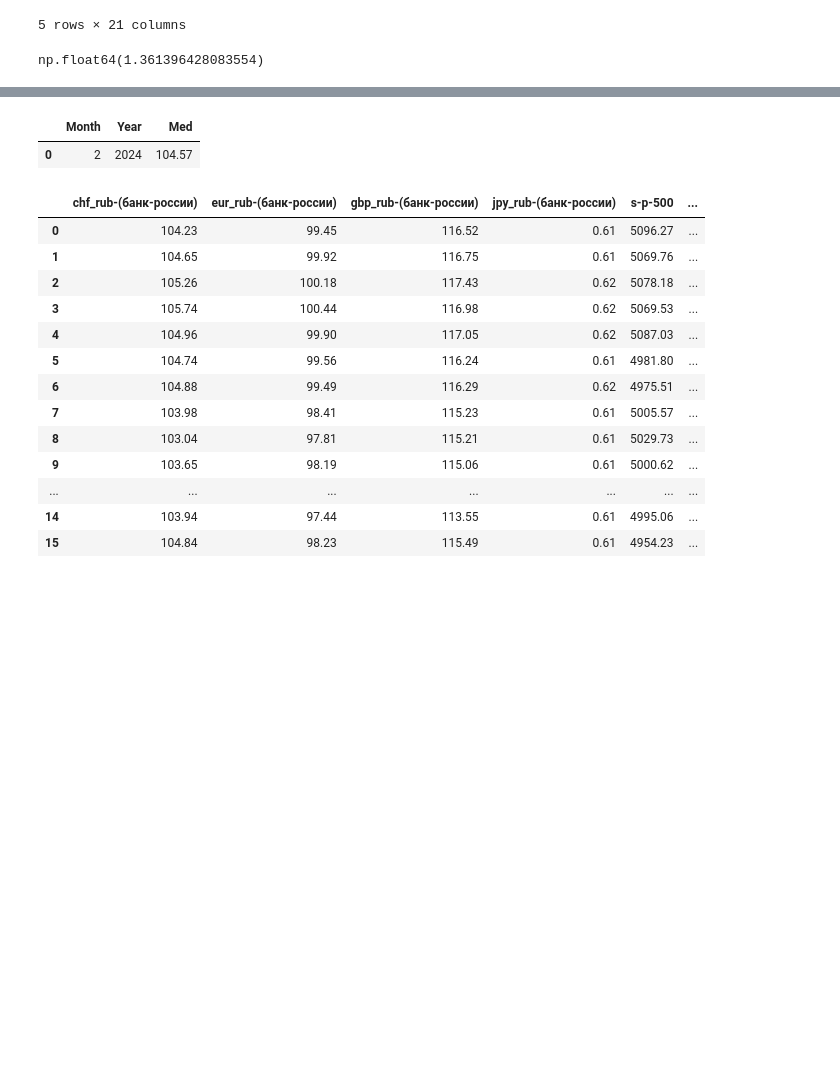
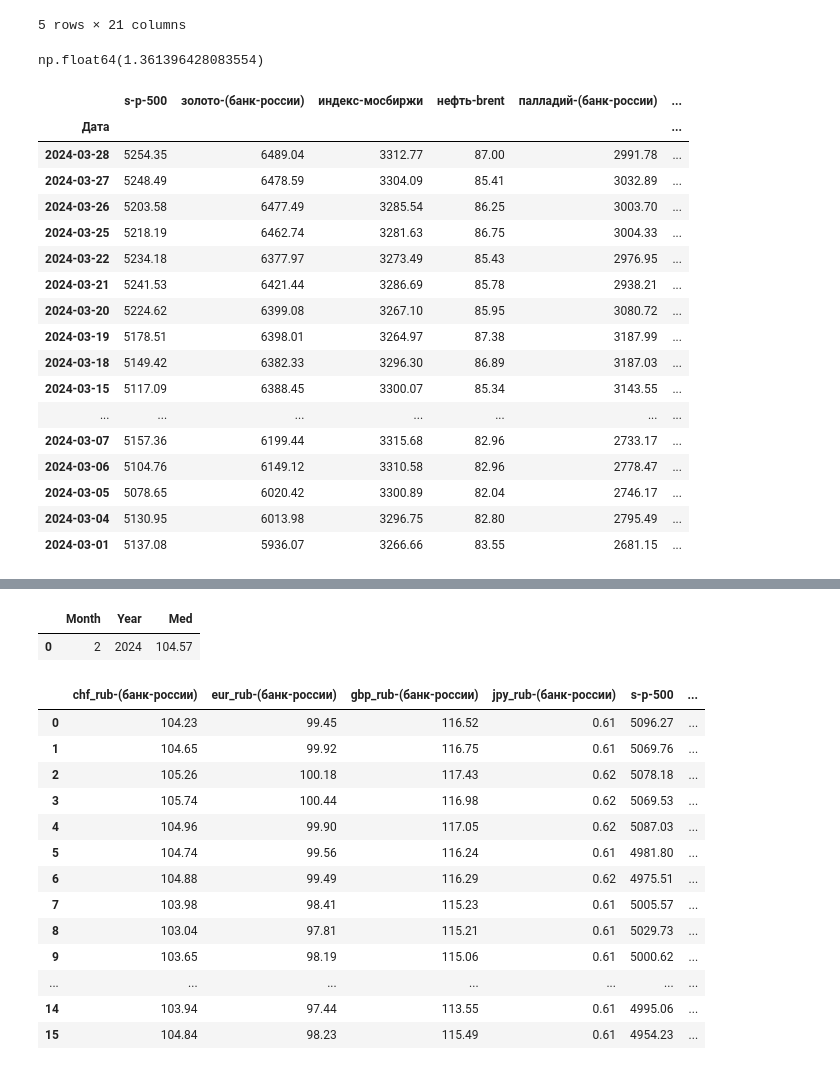
Before and after one commit to uc20100/Diplom-2024, a Jupyter notebook: diplom_2024.ipynb, the cells around one changed output, grey strips where cells are left out. Cells and saved outputs as stored; diff of their text form; code cells hidden in the pictures; blank space fills up the shorter version.

```diff
--- a/diplom_2024.ipynb
+++ b/diplom_2024.ipynb
@@ -726,7 +697,7 @@ mape(y_test, y_pred)
 np.float64(1.361396428083554)
 # %%
 # Кросвалидация на временном ряду
-def cross_validation_on_time_series(df, start_year, number_cross_validations, type_cross_validations):
+def cross_validation_on_time_series(data, start_year, number_cross_validations, type_cross_validations, target_name):
     '''
     Функция кросс валидирует курсы валют на временном ряду.
 
@@ -734,24 +705,68 @@ def cross_validation_on_time_series(df, start_year, number_cross_validations, ty
     :param  start_year: год с которого будем кросс валидироваться,
     :param  number_cross_validations: количество кросс валидаций,
     :param  type_cross_validations: тип кросс валидаций (неделя, месяц, квартал, полугодие, год),
+    :param  target_name: имя таргета (целевой переменной),
     :return: возвращает ошибку предсказания в процентах.
     '''
     # Удаляем все не латинские знаки, делаем первую букву заглавную, остальные обычные
     resample_param = re.sub(r'[^a-zA-z]', '', type_cross_validations).capitalize()
+    resample_code = ''
+    # Создадим список валют
+    currency_list = [column for column in data if '_' in column]
 
     # Выставляем параметр для сводной таблицы
     if resample_param == 'Year':
-        resample_param = 'YE'
+        resample_code = 'YE'
     elif resample_param == 'Quarter':
-        resample_param = 'BQE'
+        resample_code = 'BQE'
     elif resample_param == 'Month':
-        resample_param = 'ME'
+        resample_code = 'ME'
     elif resample_param == 'Week':
-        resample_param = 'W'
+        resample_code = 'W'
     else:
         raise ValueError(f'Ошибка параметра "type_cross_validations={type_cross_validations}". Корректно: Year, Quarter, Month, Week')
 
+    df = data
+    # Сделаем резервную копию даты
+    df['Дата-copy'] = df['Дата']
+    # Установим столбец даты в качестве индекса
+    df = df.set_index('Дата-copy')
+
     # Проверка
-    n_row = df.query(f'(Year >= {start_year})').resample(resample_param).count().shape[0]
+    n_row = df.query(f'(Year >= {start_year})').resample(resample_code).count().shape[0]
     if n_row < number_cross_validations:
         raise ValueError(f'Столько данных с параметрами "start_year={start_year}", не найдём ((')
+
+
+    # Если всё ок разбиваем на train и test
+    for row in range(number_cross_validations):
+        pivot_table_row = pd.DataFrame(df.query(f'(Year >= {start_year})').resample(resample_code).mean().iloc[row]).T[['Year','Month']]
+        result = df.merge(pivot_table_row, on=['Year', resample_param], how='right')
+        result = result.set_index('Дата')
+        # Запишем таргет в отдельную переменную
+        y_test = result[target_name]
+        # Удалим все таргеты из датасета
+        result.drop(columns=currency_list, axis=1, inplace=True)
+        X_test = result
+    return X_test, y_test
+# %%
+cross_validation_on_time_series(train_data, 2024, 3, 'Month', 'chf_rub-(банк-россии)')[0]
+# %% [output]
+|  | s-p-500 | золото-(банк-россии) | индекс-мосбиржи | нефть-brent | палладий-(банк-россии) | ... |
+| Дата |  |  |  |  |  | ... |
+| 2024-03-28 | 5254.35 | 6489.04 | 3312.77 | 87.00 | 2991.78 | ... |
+| 2024-03-27 | 5248.49 | 6478.59 | 3304.09 | 85.41 | 3032.89 | ... |
+| 2024-03-26 | 5203.58 | 6477.49 | 3285.54 | 86.25 | 3003.70 | ... |
+| 2024-03-25 | 5218.19 | 6462.74 | 3281.63 | 86.75 | 3004.33 | ... |
+| 2024-03-22 | 5234.18 | 6377.97 | 3273.49 | 85.43 | 2976.95 | ... |
+| 2024-03-21 | 5241.53 | 6421.44 | 3286.69 | 85.78 | 2938.21 | ... |
+| 2024-03-20 | 5224.62 | 6399.08 | 3267.10 | 85.95 | 3080.72 | ... |
+| 2024-03-19 | 5178.51 | 6398.01 | 3264.97 | 87.38 | 3187.99 | ... |
+| 2024-03-18 | 5149.42 | 6382.33 | 3296.30 | 86.89 | 3187.03 | ... |
+| 2024-03-15 | 5117.09 | 6388.45 | 3300.07 | 85.34 | 3143.55 | ... |
+| ... | ... | ... | ... | ... | ... | ... |
+| 2024-03-07 | 5157.36 | 6199.44 | 3315.68 | 82.96 | 2733.17 | ... |
+| 2024-03-06 | 5104.76 | 6149.12 | 3310.58 | 82.96 | 2778.47 | ... |
+| 2024-03-05 | 5078.65 | 6020.42 | 3300.89 | 82.04 | 2746.17 | ... |
+| 2024-03-04 | 5130.95 | 6013.98 | 3296.75 | 82.80 | 2795.49 | ... |
+| 2024-03-01 | 5137.08 | 5936.07 | 3266.66 | 83.55 | 2681.15 | ... |
```
Also changed, not shown: parts of 11 cells of this notebook.
